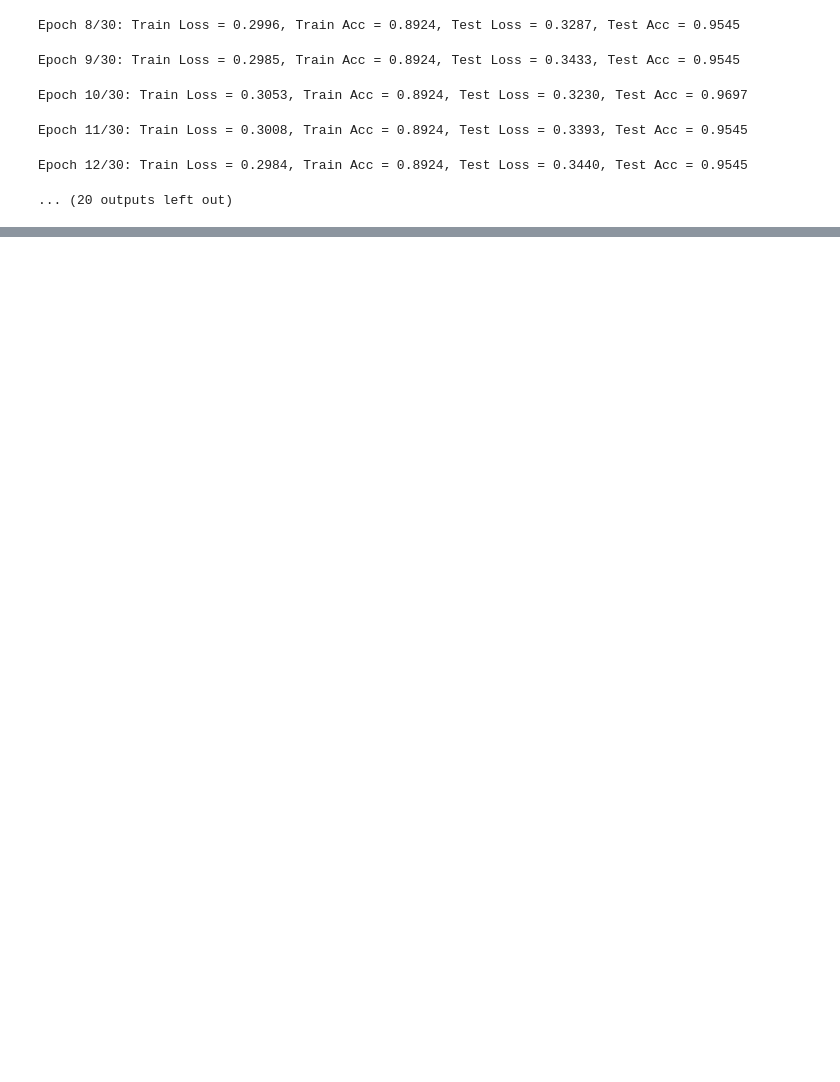
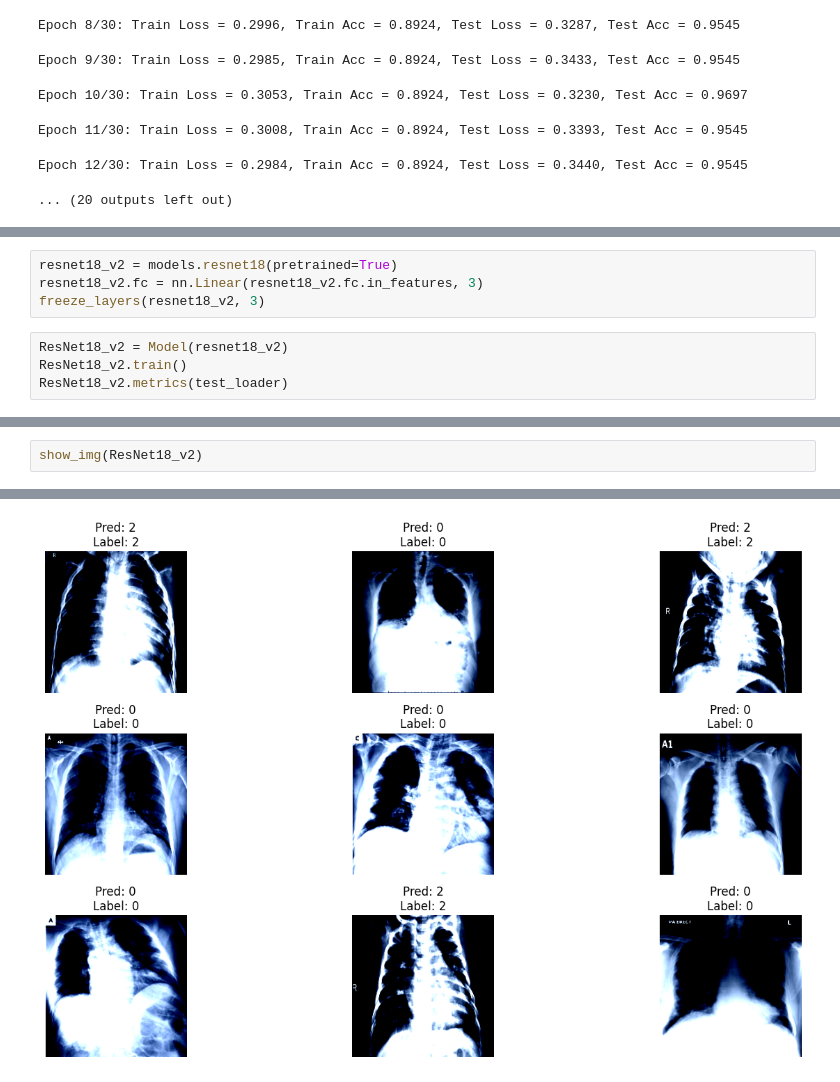
Before and after one commit to monolixd/Covid19-lungs-infectedCNN, a Jupyter notebook: Covid_19.ipynb, the cells around one changed output, grey strips where cells are left out. Drawn from its saved outputs; the diff is of its cells as text; blank space fills up the shorter version.

```diff
--- a/Covid_19.ipynb
+++ b/Covid_19.ipynb
@@ -376,0 +401,8 @@ Epoch 12/30: Train Loss = 0.2984, Train Acc = 0.8924, Test Loss = 0.3440, Test A
+# %%
+resnet18_v2 = models.resnet18(pretrained=True)
+resnet18_v2.fc = nn.Linear(resnet18_v2.fc.in_features, 3)
+freeze_layers(resnet18_v2, 3)
+# %%
+ResNet18_v2 = Model(resnet18_v2)
+ResNet18_v2.train()
+ResNet18_v2.metrics(test_loader)
@@ -376,0 +423,3 @@ Epoch 12/30: Train Loss = 0.2984, Train Acc = 0.8924, Test Loss = 0.3440, Test A
+# %%
+show_img(ResNet18_v2)
+# %% [output]
@@ -376,0 +435 @@ Epoch 12/30: Train Loss = 0.2984, Train Acc = 0.8924, Test Loss = 0.3440, Test A
+[figure, added]
```
Also changed, not shown: parts of 5 cells of this notebook.
